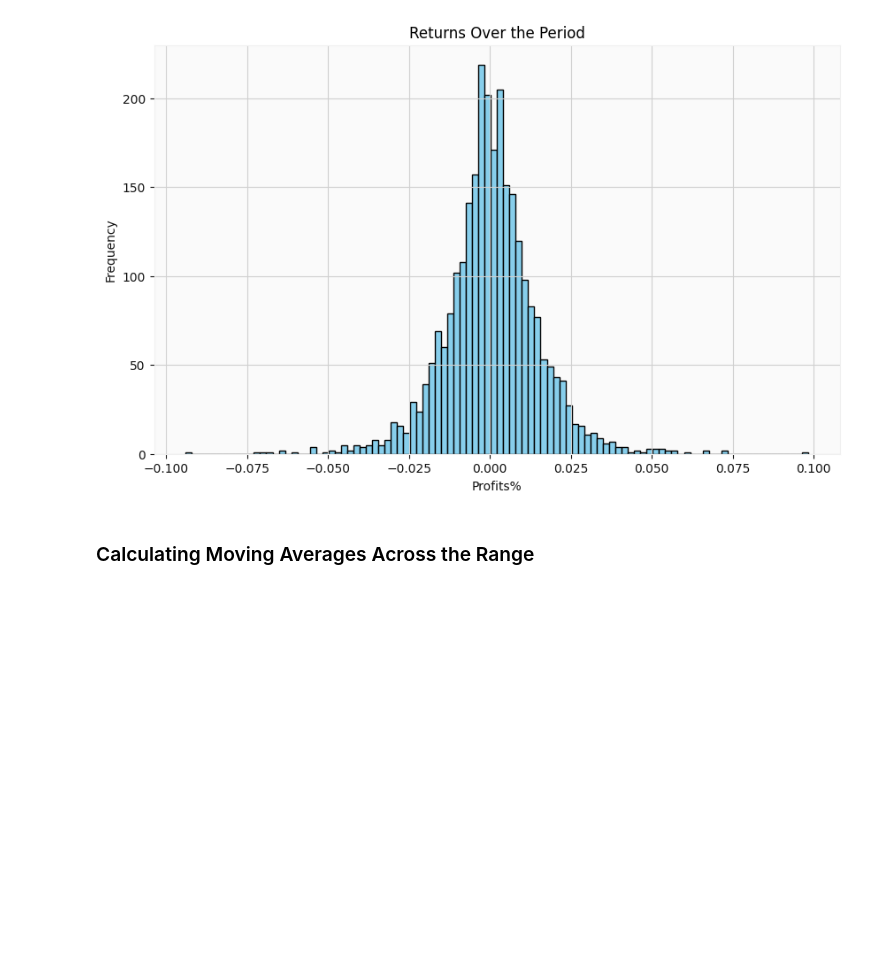
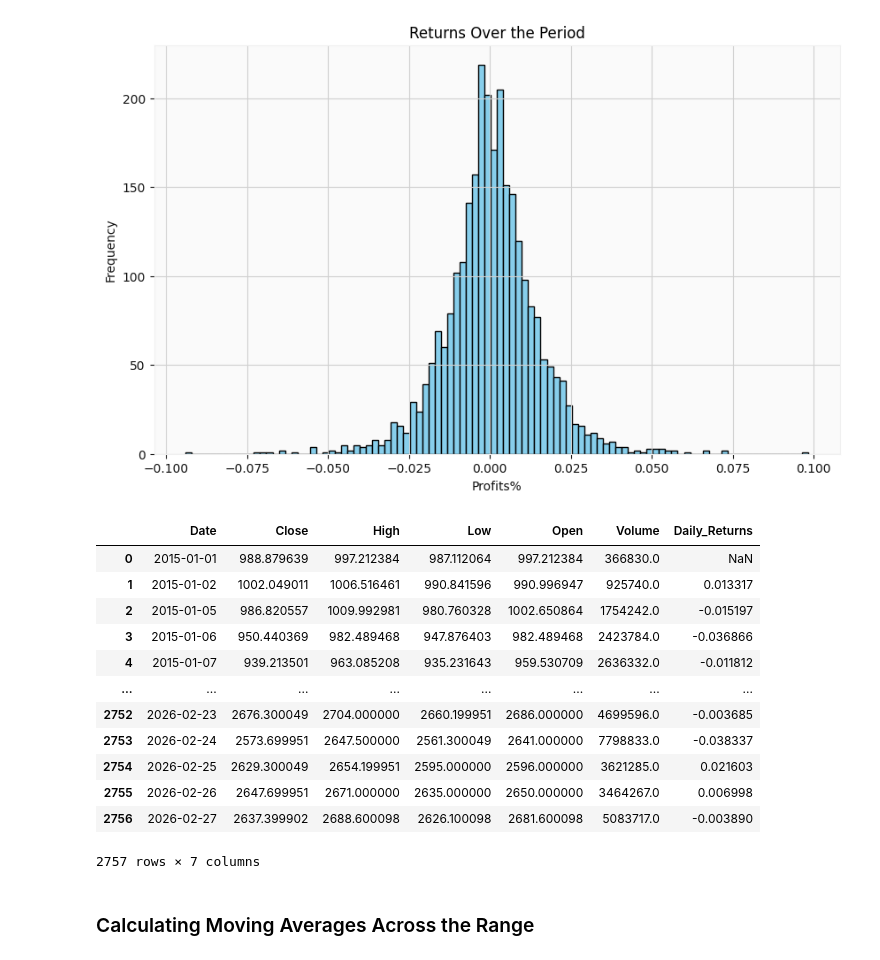
Before and after one commit to vishesh2305/SUL_Stock_Prediction_Analysis, a Jupyter notebook: IT_Notebook_TCS.ipynb, the cells around one changed output. Cells and saved outputs as stored; diff of their text form; code cells hidden in the pictures; blank space fills up the shorter version.

```diff
--- a/IT_Notebook.ipynb
+++ b/IT_Notebook_TCS.ipynb
@@ -110,6 +110,22 @@ plt.grid(True)
 plt.show()
 # %% [output]
 [figure]
+# %%
+df_TCS
+# %% [output]
+|  | Date | Close | High | Low | Open | Volume | Daily_Returns |
+| 0 | 2015-01-01 | 988.879639 | 997.212384 | 987.112064 | 997.212384 | 366830.0 | NaN |
+| 1 | 2015-01-02 | 1002.049011 | 1006.516461 | 990.841596 | 990.996947 | 925740.0 | 0.013317 |
+| 2 | 2015-01-05 | 986.820557 | 1009.992981 | 980.760328 | 1002.650864 | 1754242.0 | -0.015197 |
+| 3 | 2015-01-06 | 950.440369 | 982.489468 | 947.876403 | 982.489468 | 2423784.0 | -0.036866 |
+| 4 | 2015-01-07 | 939.213501 | 963.085208 | 935.231643 | 959.530709 | 2636332.0 | -0.011812 |
+| ... | ... | ... | ... | ... | ... | ... | ... |
+| 2752 | 2026-02-23 | 2676.300049 | 2704.000000 | 2660.199951 | 2686.000000 | 4699596.0 | -0.003685 |
+| 2753 | 2026-02-24 | 2573.699951 | 2647.500000 | 2561.300049 | 2641.000000 | 7798833.0 | -0.038337 |
+| 2754 | 2026-02-25 | 2629.300049 | 2654.199951 | 2595.000000 | 2596.000000 | 3621285.0 | 0.021603 |
+| 2755 | 2026-02-26 | 2647.699951 | 2671.000000 | 2635.000000 | 2650.000000 | 3464267.0 | 0.006998 |
+| 2756 | 2026-02-27 | 2637.399902 | 2688.600098 | 2626.100098 | 2681.600098 | 5083717.0 | -0.003890 |
+2757 rows × 7 columns
 # %% [markdown]
 ### Calculating Moving Averages Across the Range
 # %%
```
Also changed, not shown: parts of 18 cells of this notebook, 2 other files.
